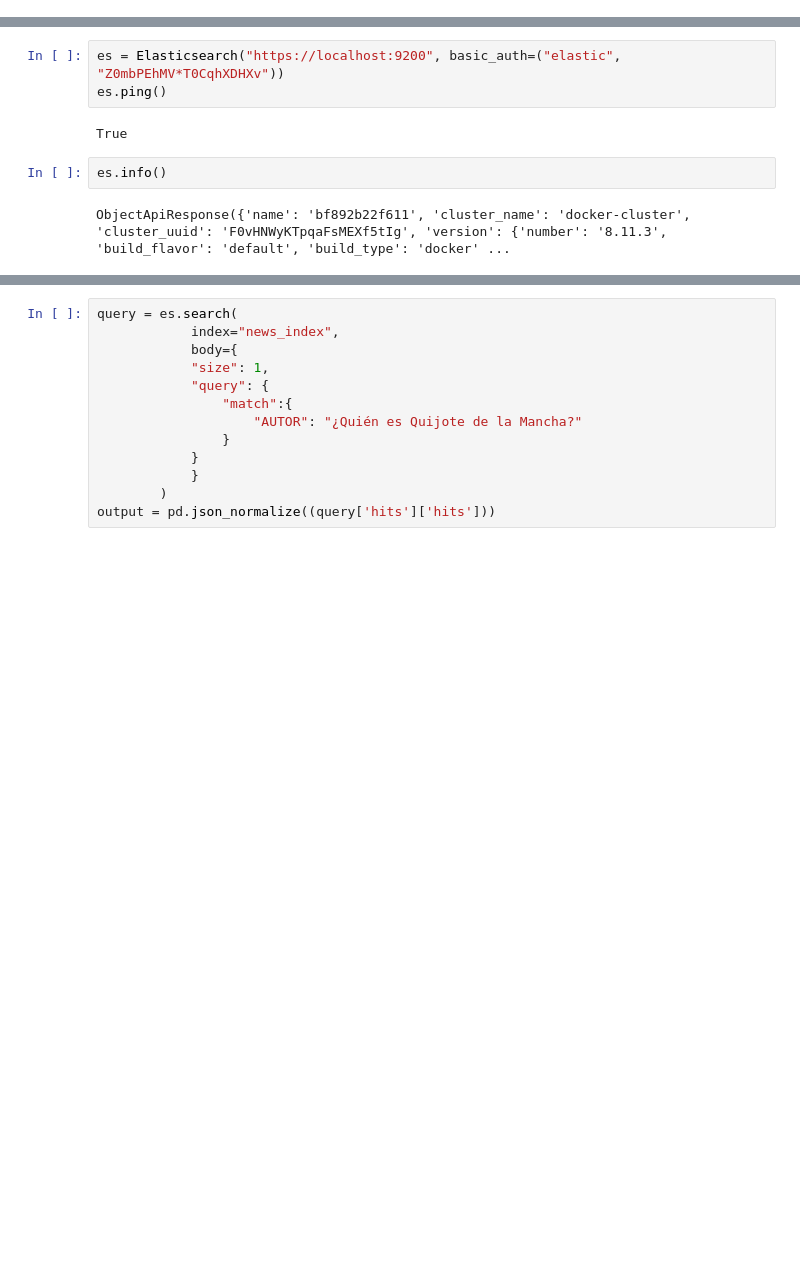
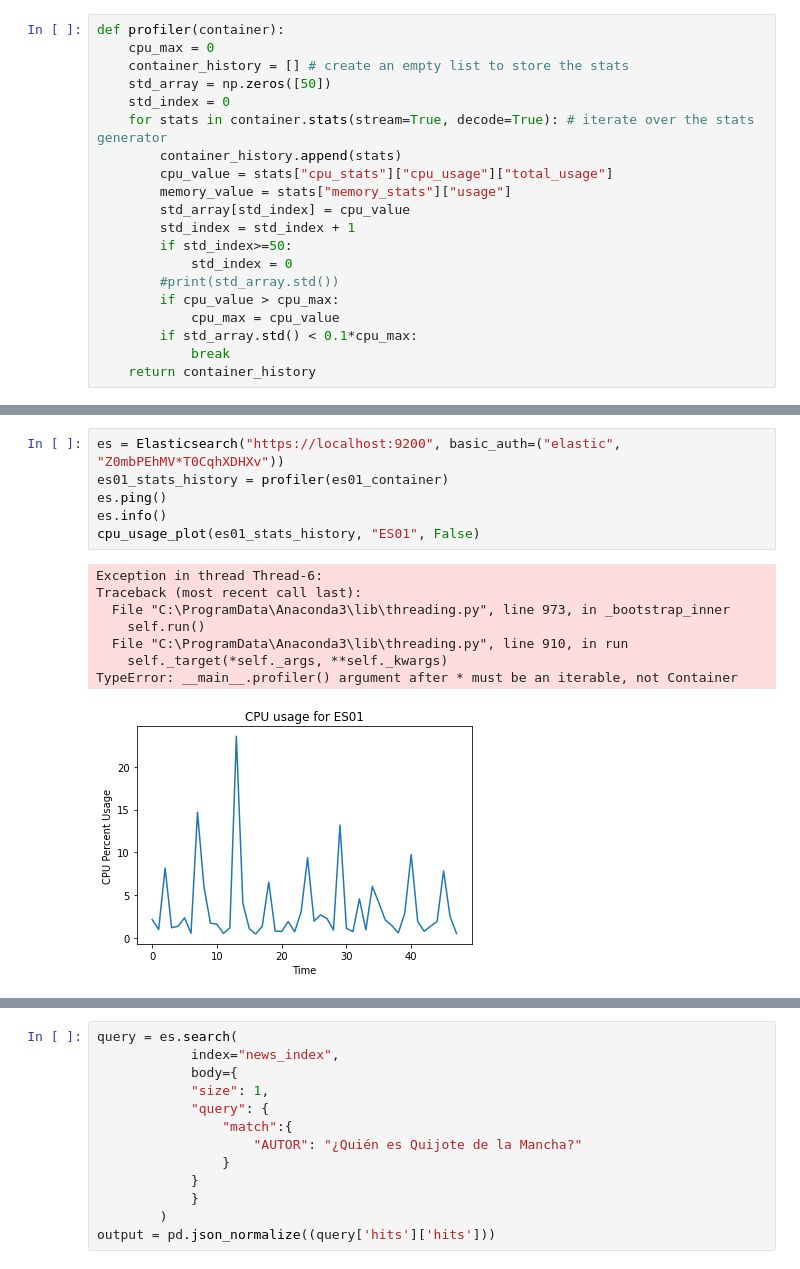
Before and after one commit to AndresSebad/benchmark-vector-bbdd, a Jupyter notebook: benchmark/elastic/ElasticSearch_Test0.ipynb, the cells around one changed output, grey strips where cells are left out. Cells and saved outputs as stored; diff of their text form; blank space fills up the shorter version.

```diff
--- a/benchmark/elastic/ElasticSearch_Test0.ipynb
+++ b/benchmark/elastic/ElasticSearch_Test0.ipynb
@@ -21,0 +171,20 @@ except Exception as e:
+# %%
+def profiler(container):
+    cpu_max = 0
+    container_history = [] # create an empty list to store the stats
+    std_array = np.zeros([50])
+    std_index = 0
+    for stats in container.stats(stream=True, decode=True): # iterate over the stats generator
+        container_history.append(stats)
+        cpu_value = stats["cpu_stats"]["cpu_usage"]["total_usage"]
+        memory_value = stats["memory_stats"]["usage"]
+        std_array[std_index] = cpu_value
+        std_index = std_index + 1
+        if std_index>=50:
+            std_index = 0
+        #print(std_array.std())
+        if cpu_value > cpu_max:
+            cpu_max = cpu_value
+        if std_array.std() < 0.1*cpu_max:
+            break
+    return container_history
@@ -22,9 +247,15 @@ except Exception as e:
 # %%
 es = Elasticsearch("https://localhost:9200", basic_auth=("elastic", "Z0mbPEhMV*T0CqhXDHXv"))
+es01_stats_history = profiler(es01_container)
 es.ping()
+es.info()
+cpu_usage_plot(es01_stats_history, "ES01", False)
 # %% [output]
-True
+Exception in thread Thread-6:
+Traceback (most recent call last):
+  File "C:\ProgramData\Anaconda3\lib\threading.py", line 973, in _bootstrap_inner
+    self.run()
+  File "C:\ProgramData\Anaconda3\lib\threading.py", line 910, in run
+    self._target(*self._args, **self._kwargs)
+TypeError: __main__.profiler() argument after * must be an iterable, not Container
+[figure, added]
-# %%
-es.info()
-# %% [output]
-ObjectApiResponse({'name': 'bf892b22f611', 'cluster_name': 'docker-cluster', 'cluster_uuid': 'F0vHNWyKTpqaFsMEXf5tIg', 'version': {'number': '8.11.3', 'build_flavor': 'default', 'build_type': 'docker' ...
```
Also changed, not shown: parts of 21 cells of this notebook.
